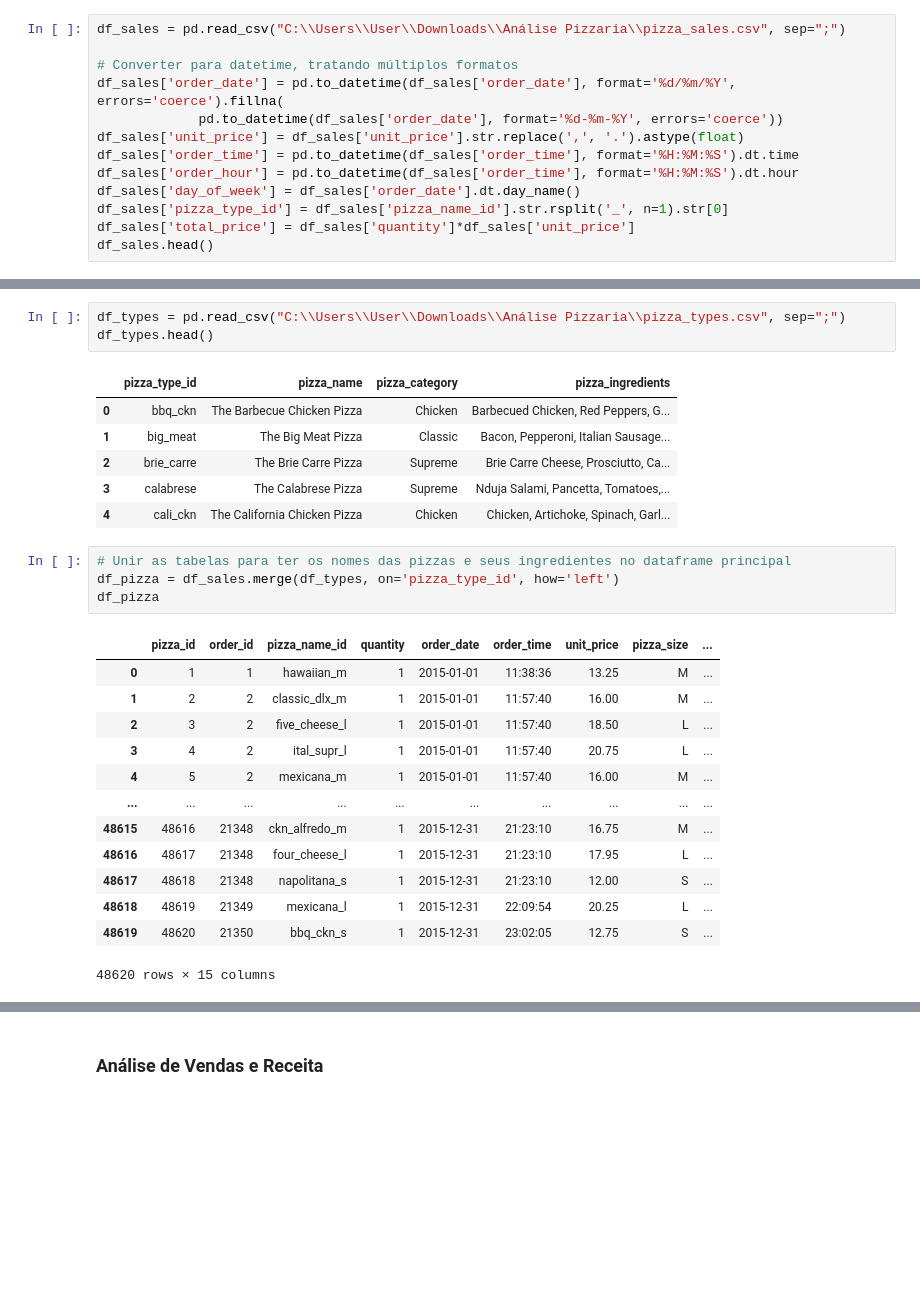
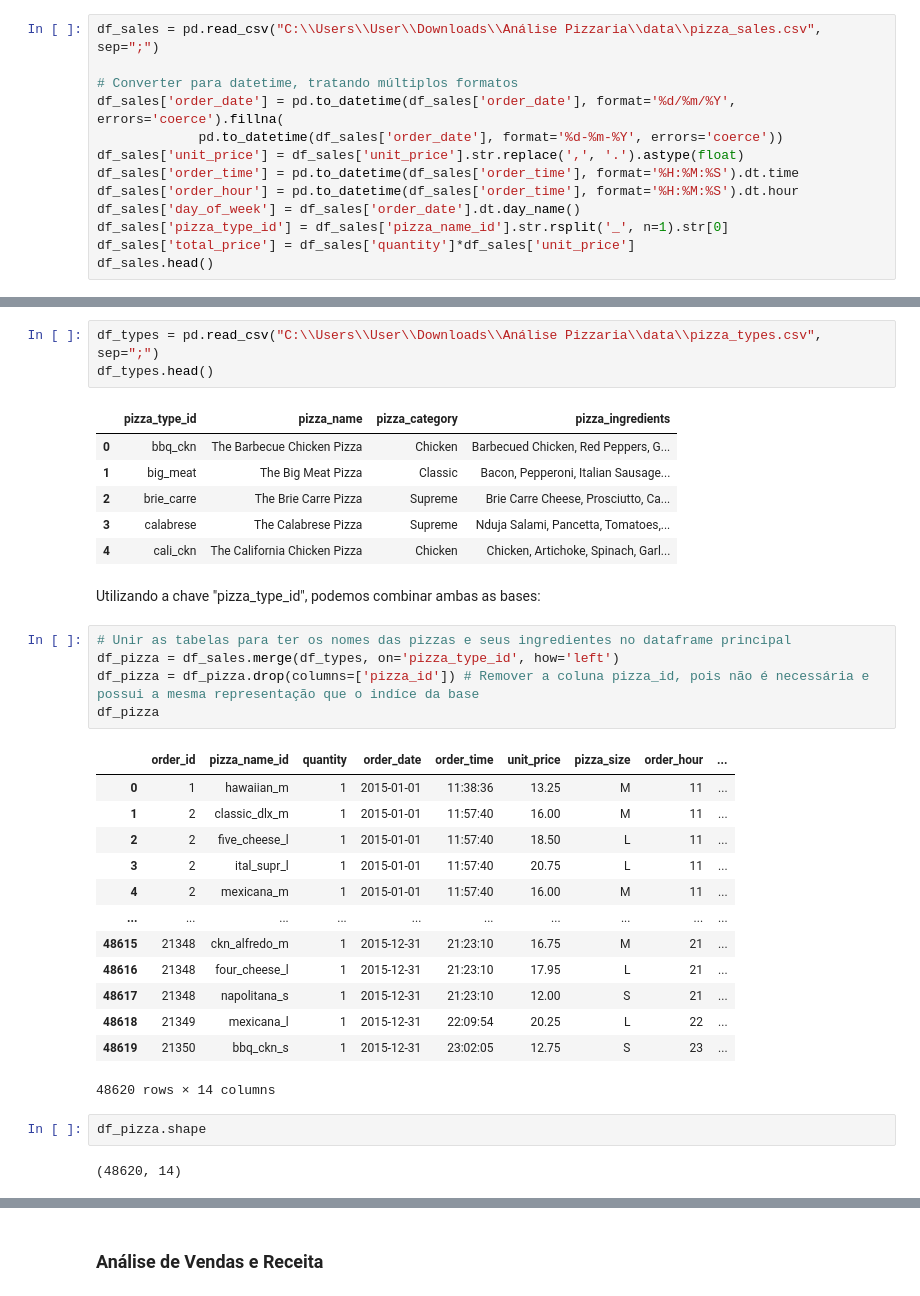
Before and after one commit to lucast98/Pizza-Sales-EDA, a Jupyter notebook: pizza_sales.ipynb, the cells around one changed output, grey strips where cells are left out. Cells and saved outputs as stored; diff of their text form; blank space fills up the shorter version.

```diff
--- a/pizza_sales.ipynb
+++ b/pizza_sales.ipynb
@@ -9,5 +13,5 @@ from sklearn.preprocessing import StandardScaler
 # %%
-df_sales = pd.read_csv("C:\\Users\\User\\Downloads\\Análise Pizzaria\\pizza_sales.csv", sep=";")
+df_sales = pd.read_csv("C:\\Users\\User\\Downloads\\Análise Pizzaria\\data\\pizza_sales.csv", sep=";")
 
 # Converter para datetime, tratando múltiplos formatos
 df_sales['order_date'] = pd.to_datetime(df_sales['order_date'], format='%d/%m/%Y', errors='coerce').fillna(
@@ -27,7 +31,7 @@ df_sales.head()
 | 3 | 4 | 2 | ital_supr_l | 1 | 2015-01-01 | 11:57:40 | 20.75 | L | ... |
 | 4 | 5 | 2 | mexicana_m | 1 | 2015-01-01 | 11:57:40 | 16.00 | M | ... |
 # %%
-df_types = pd.read_csv("C:\\Users\\User\\Downloads\\Análise Pizzaria\\pizza_types.csv", sep=";")
+df_types = pd.read_csv("C:\\Users\\User\\Downloads\\Análise Pizzaria\\data\\pizza_types.csv", sep=";")
 df_types.head()
 # %% [output]
 |  | pizza_type_id | pizza_name | pizza_category | pizza_ingredients |
@@ -36,21 +40,28 @@ df_types.head()
 | 2 | brie_carre | The Brie Carre Pizza | Supreme | Brie Carre Cheese, Prosciutto, Ca... |
 | 3 | calabrese | The Calabrese Pizza | Supreme | Nduja Salami, Pancetta, Tomatoes,... |
 | 4 | cali_ckn | The California Chicken Pizza | Chicken | Chicken, Artichoke, Spinach, Garl... |
+# %% [markdown]
+Utilizando a chave "pizza_type_id", podemos combinar ambas as bases:
 # %%
 # Unir as tabelas para ter os nomes das pizzas e seus ingredientes no dataframe principal
 df_pizza = df_sales.merge(df_types, on='pizza_type_id', how='left')
+df_pizza = df_pizza.drop(columns=['pizza_id']) # Remover a coluna pizza_id, pois não é necessária e possui a mesma representação que o indíce da base
 df_pizza
 # %% [output]
-|  | pizza_id | order_id | pizza_name_id | quantity | order_date | order_time | unit_price | pizza_size | ... |
-| 0 | 1 | 1 | hawaiian_m | 1 | 2015-01-01 | 11:38:36 | 13.25 | M | ... |
-| 1 | 2 | 2 | classic_dlx_m | 1 | 2015-01-01 | 11:57:40 | 16.00 | M | ... |
-| 2 | 3 | 2 | five_cheese_l | 1 | 2015-01-01 | 11:57:40 | 18.50 | L | ... |
-| 3 | 4 | 2 | ital_supr_l | 1 | 2015-01-01 | 11:57:40 | 20.75 | L | ... |
-| 4 | 5 | 2 | mexicana_m | 1 | 2015-01-01 | 11:57:40 | 16.00 | M | ... |
+|  | order_id | pizza_name_id | quantity | order_date | order_time | unit_price | pizza_size | order_hour | ... |
+| 0 | 1 | hawaiian_m | 1 | 2015-01-01 | 11:38:36 | 13.25 | M | 11 | ... |
+| 1 | 2 | classic_dlx_m | 1 | 2015-01-01 | 11:57:40 | 16.00 | M | 11 | ... |
+| 2 | 2 | five_cheese_l | 1 | 2015-01-01 | 11:57:40 | 18.50 | L | 11 | ... |
+| 3 | 2 | ital_supr_l | 1 | 2015-01-01 | 11:57:40 | 20.75 | L | 11 | ... |
+| 4 | 2 | mexicana_m | 1 | 2015-01-01 | 11:57:40 | 16.00 | M | 11 | ... |
 | ... | ... | ... | ... | ... | ... | ... | ... | ... | ... |
-| 48615 | 48616 | 21348 | ckn_alfredo_m | 1 | 2015-12-31 | 21:23:10 | 16.75 | M | ... |
-| 48616 | 48617 | 21348 | four_cheese_l | 1 | 2015-12-31 | 21:23:10 | 17.95 | L | ... |
-| 48617 | 48618 | 21348 | napolitana_s | 1 | 2015-12-31 | 21:23:10 | 12.00 | S | ... |
-| 48618 | 48619 | 21349 | mexicana_l | 1 | 2015-12-31 | 22:09:54 | 20.25 | L | ... |
-| 48619 | 48620 | 21350 | bbq_ckn_s | 1 | 2015-12-31 | 23:02:05 | 12.75 | S | ... |
+| 48615 | 21348 | ckn_alfredo_m | 1 | 2015-12-31 | 21:23:10 | 16.75 | M | 21 | ... |
+| 48616 | 21348 | four_cheese_l | 1 | 2015-12-31 | 21:23:10 | 17.95 | L | 21 | ... |
+| 48617 | 21348 | napolitana_s | 1 | 2015-12-31 | 21:23:10 | 12.00 | S | 21 | ... |
+| 48618 | 21349 | mexicana_l | 1 | 2015-12-31 | 22:09:54 | 20.25 | L | 22 | ... |
+| 48619 | 21350 | bbq_ckn_s | 1 | 2015-12-31 | 23:02:05 | 12.75 | S | 23 | ... |
-48620 rows × 15 columns
+48620 rows × 14 columns
+# %%
+df_pizza.shape
+# %% [output]
+(48620, 14)
```
Also changed, not shown: parts of 72 cells of this notebook.
